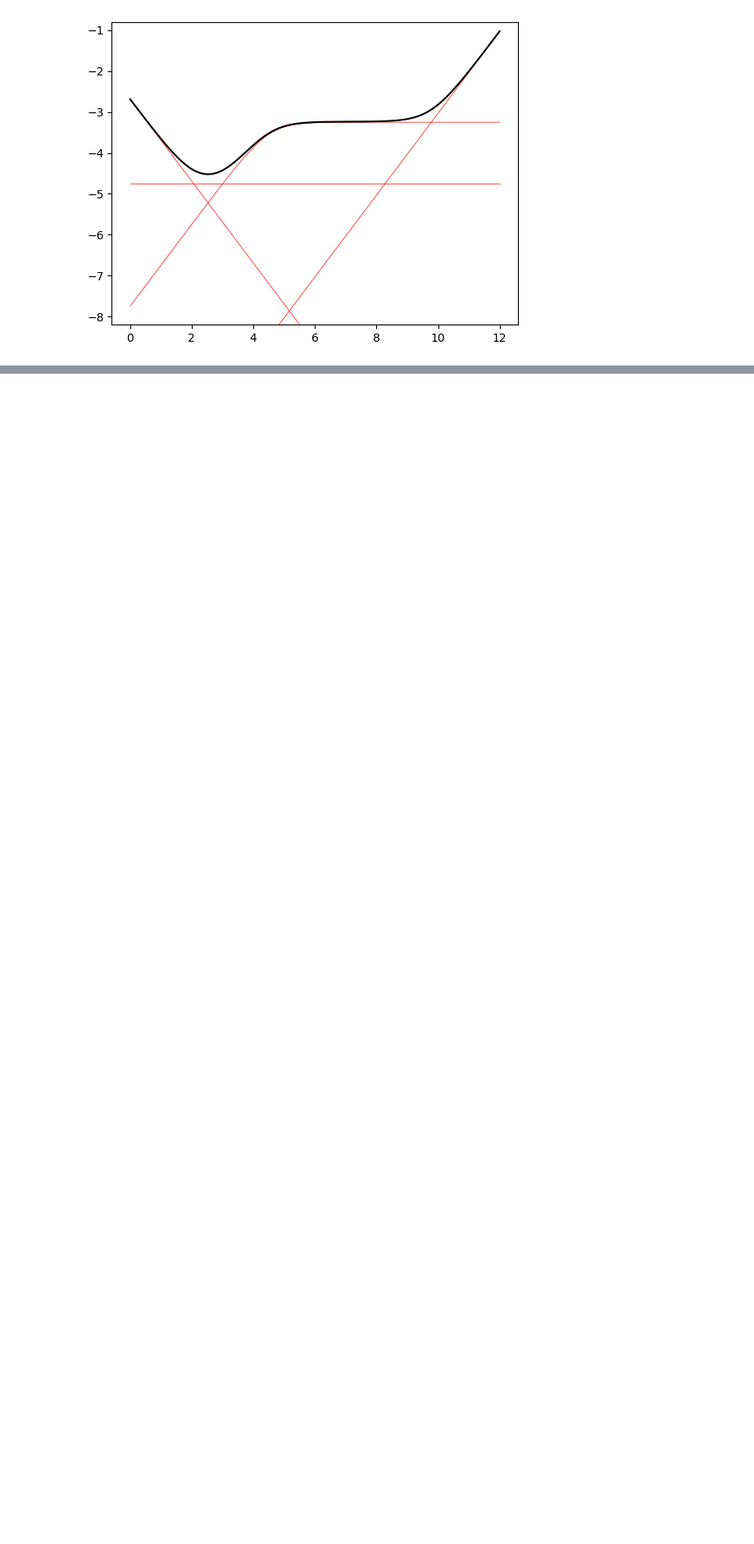
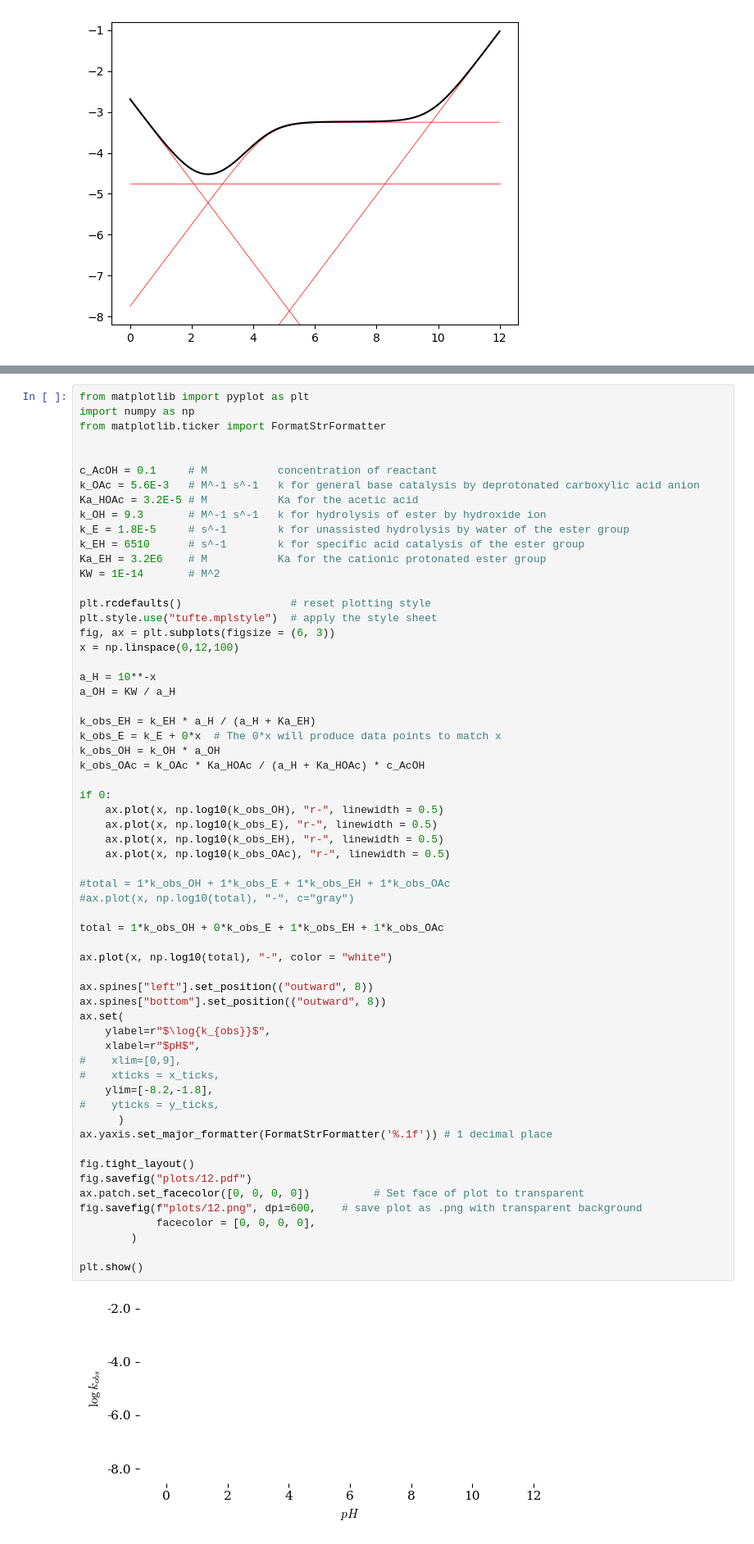
Before and after one commit to blinkletter/Chem4410Webbook, a Jupyter notebook: book/notebooks/M10_Ester_Carbamate_pH-Rate_Profile/calcs.ipynb, the cells around one changed output, grey strips where cells are left out. Shown at 82% size. Saved outputs shown, nothing was run; the diff lists cells and outputs as text; blank space fills up the shorter version.

```diff
--- a/book/notebooks/M10_Ester_Carbamate_pH-Rate_Profile/calcs.ipynb
+++ b/book/notebooks/M10_Ester_Carbamate_pH-Rate_Profile/calcs.ipynb
@@ -45,0 +48,63 @@ plt.show()
+# %%
+from matplotlib import pyplot as plt
+import numpy as np
+from matplotlib.ticker import FormatStrFormatter
+
+
+c_AcOH = 0.1     # M           concentration of reactant
+k_OAc = 5.6E-3   # M^-1 s^-1   k for general base catalysis by deprotonated carboxylic acid anion
+Ka_HOAc = 3.2E-5 # M           Ka for the acetic acid
+k_OH = 9.3       # M^-1 s^-1   k for hydrolysis of ester by hydroxide ion
+k_E = 1.8E-5     # s^-1        k for unassisted hydrolysis by water of the ester group
+k_EH = 6510      # s^-1        k for specific acid catalysis of the ester group
+Ka_EH = 3.2E6    # M           Ka for the cationic protonated ester group
+KW = 1E-14       # M^2
+
+plt.rcdefaults()                 # reset plotting style
+plt.style.use("tufte.mplstyle")  # apply the style sheet
+fig, ax = plt.subplots(figsize = (6, 3))
+x = np.linspace(0,12,100)
+
+a_H = 10**-x
+a_OH = KW / a_H
+
+k_obs_EH = k_EH * a_H / (a_H + Ka_EH)
+k_obs_E = k_E + 0*x  # The 0*x will produce data points to match x
+k_obs_OH = k_OH * a_OH
+k_obs_OAc = k_OAc * Ka_HOAc / (a_H + Ka_HOAc) * c_AcOH
+
+if 0:
+    ax.plot(x, np.log10(k_obs_OH), "r-", linewidth = 0.5)
+    ax.plot(x, np.log10(k_obs_E), "r-", linewidth = 0.5)
+    ax.plot(x, np.log10(k_obs_EH), "r-", linewidth = 0.5)
+    ax.plot(x, np.log10(k_obs_OAc), "r-", linewidth = 0.5)
+
+#total = 1*k_obs_OH + 1*k_obs_E + 1*k_obs_EH + 1*k_obs_OAc
+#ax.plot(x, np.log10(total), "-", c="gray")
+
+total = 1*k_obs_OH + 0*k_obs_E + 1*k_obs_EH + 1*k_obs_OAc
+
+ax.plot(x, np.log10(total), "-", color = "white")
+
+ax.spines["left"].set_position(("outward", 8))
+ax.spines["bottom"].set_position(("outward", 8))
+ax.set(
+    ylabel=r"$\log{k_{obs}}$",
+    xlabel=r"$pH$",
+#    xlim=[0,9],
+#    xticks = x_ticks,
+    ylim=[-8.2,-1.8],
+#    yticks = y_ticks,
+      )
+ax.yaxis.set_major_formatter(FormatStrFormatter('%.1f')) # 1 decimal place
+
+fig.tight_layout()
+fig.savefig("plots/12.pdf")
+ax.patch.set_facecolor([0, 0, 0, 0])          # Set face of plot to transparent
+fig.savefig(f"plots/12.png", dpi=600,    # save plot as .png with transparent background
+            facecolor = [0, 0, 0, 0],
+        )
+
+plt.show()
+# %% [output]
+[figure, added]
```
Also changed, not shown: parts of 2 cells of this notebook, 8 other files.
